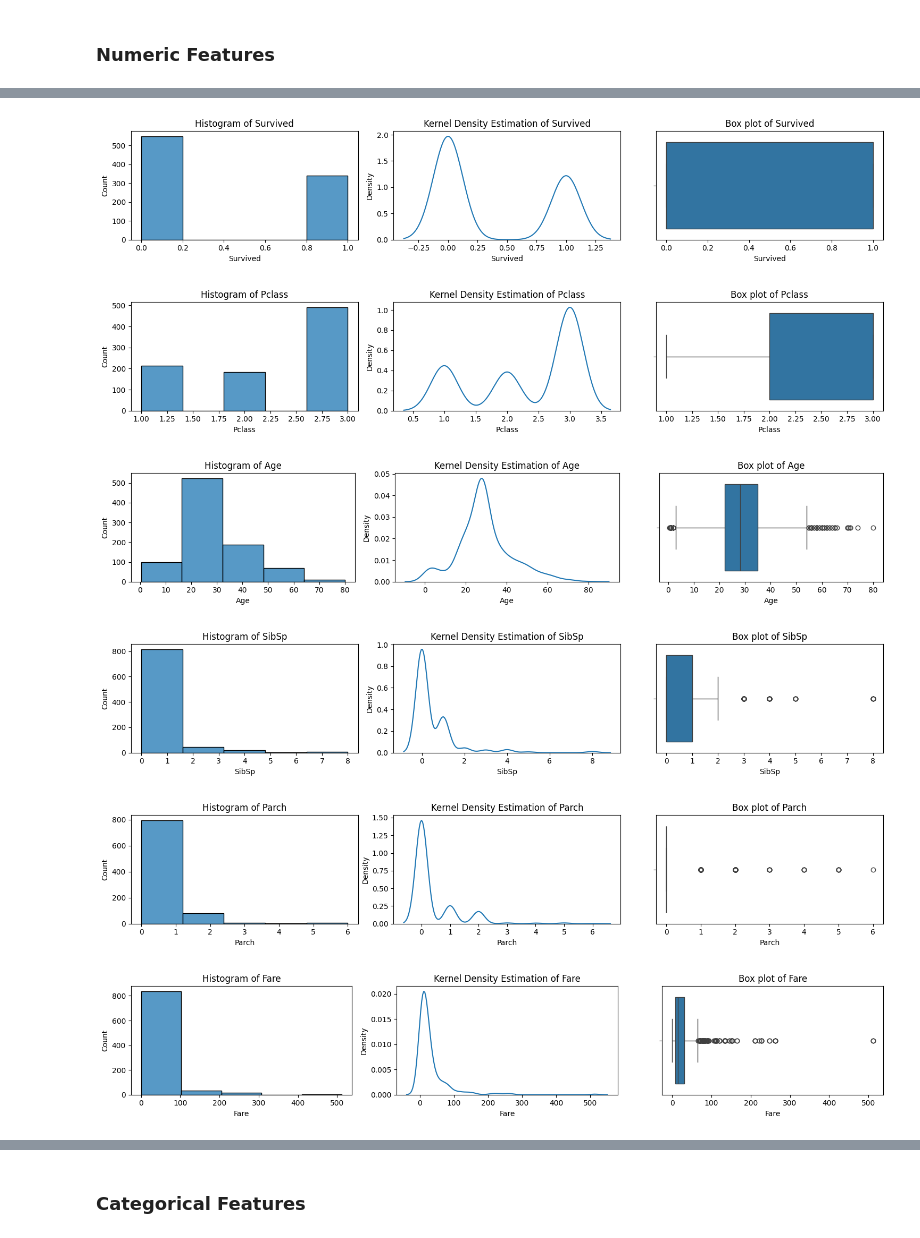
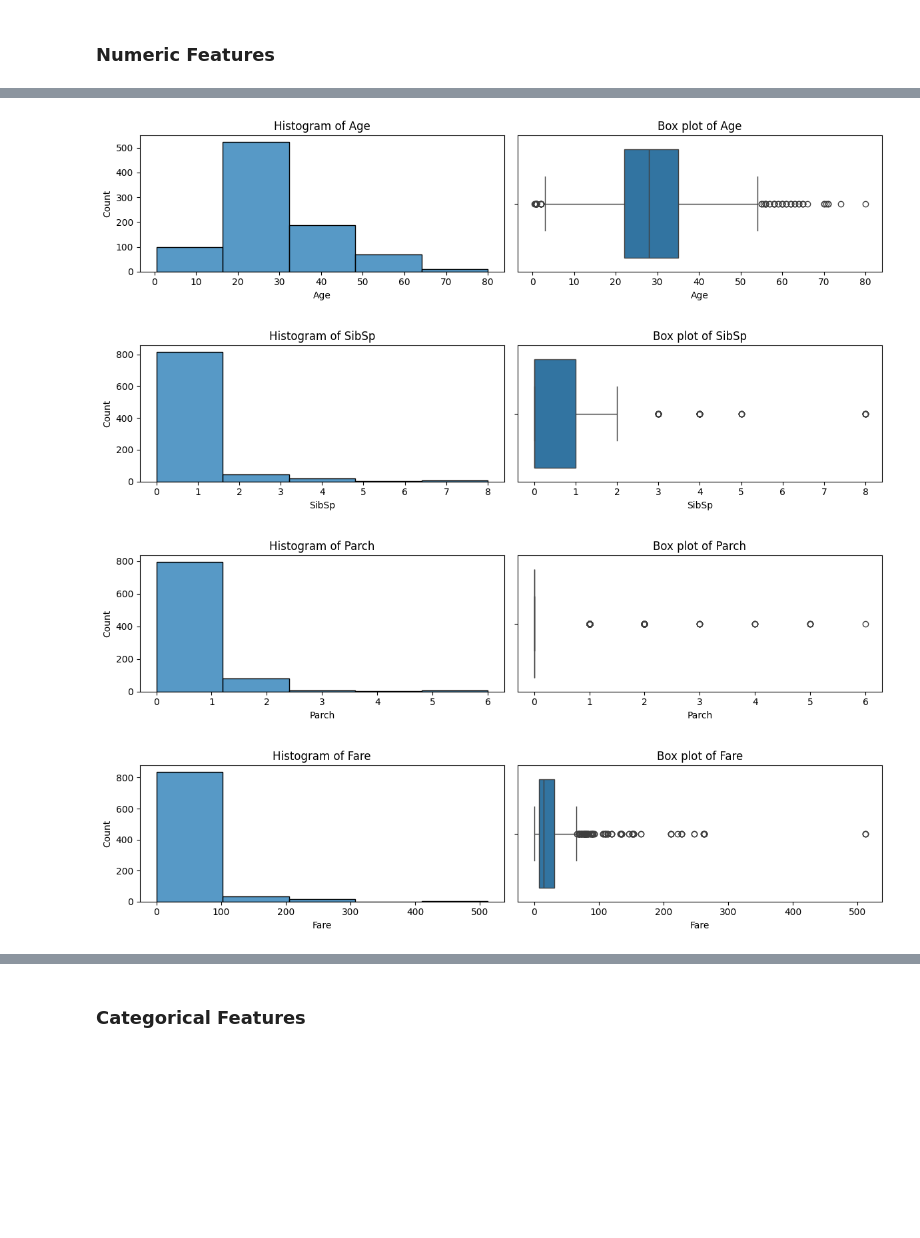
Before and after one commit to rimvelvet31/titanic-prediction, a Jupyter notebook: notebook.ipynb, the cells around one changed output, grey strips where cells are left out. Drawn from its saved outputs; the diff is of its cells as text; code cells hidden in the pictures; blank space fills up the shorter version.

Commit message:
revised data cleaning and univariate analysis

```diff
--- a/notebook.ipynb
+++ b/notebook.ipynb
@@ -95,6 +106,6 @@ memory usage: 55.8+ KB
 # %%
-# Convert specified columns to category
-train_data_cleaned[["Sex", "Embarked"]] = train_data_cleaned[["Sex", "Embarked"]].astype("category")
+# Convert columns to appropriate data types
+train_data_cleaned[["Pclass", "Sex", "Embarked"]] = train_data_cleaned[["Pclass", "Sex", "Embarked"]].astype("category")
 
 train_data_cleaned.info()
 # %% [output]
@@ -342,8 +354,8 @@ memory usage: 50.6 KB
 # %% [markdown]
 ### Numeric Features
 # %%
-num_cols = train_data_cleaned.select_dtypes(include=["int", "float"]).columns
+quantitative_cols = ["Age", "SibSp", "Parch", "Fare"]
 
 # Display summary statistics for numeric features
-train_data_cleaned[num_cols].describe()
+train_data_cleaned[quantitative_cols].describe()
 # %% [output]
@@ -359,26 +371,21 @@ train_data_cleaned[num_cols].describe()
 # %%
 # Use histograms, KDE plots, and box plots for visualizing the distribution of numeric features
-for col in num_cols:
-    fig, ax = plt.subplots(nrows=1, ncols=3, figsize=(15, 3))
+for col in quantitative_cols:
+    fig, ax = plt.subplots(nrows=1, ncols=2, figsize=(12, 3))
 
     sns.histplot(data=train_data_cleaned, x=col, ax=ax[0], bins=5)
     ax[0].set_title(f"Histogram of {col}")
 
-    sns.kdeplot(data=train_data_cleaned, x=col, ax=ax[1])
-    ax[1].set_title(f"Kernel Density Estimation of {col}")
-
-    sns.boxplot(data=train_data_cleaned, x=col, ax=ax[2])
-    ax[2].set_title(f"Box plot of {col}")
+    sns.boxplot(data=train_data_cleaned, x=col, ax=ax[1])
+    ax[1].set_title(f"Box plot of {col}")
 
     plt.tight_layout()
     plt.show()
 # %% [output]
-[figure, old version]
+[figure, new version]
-[figure, old version]
+[figure, new version]
-[figure, old version]
+[figure, new version]
-[figure, old version]
+[figure, new version]
-[figure, removed]
-[figure, removed]
 # %% [markdown]
 **Findings:**
 
```
Also changed, not shown: parts of 21 cells of this notebook.
